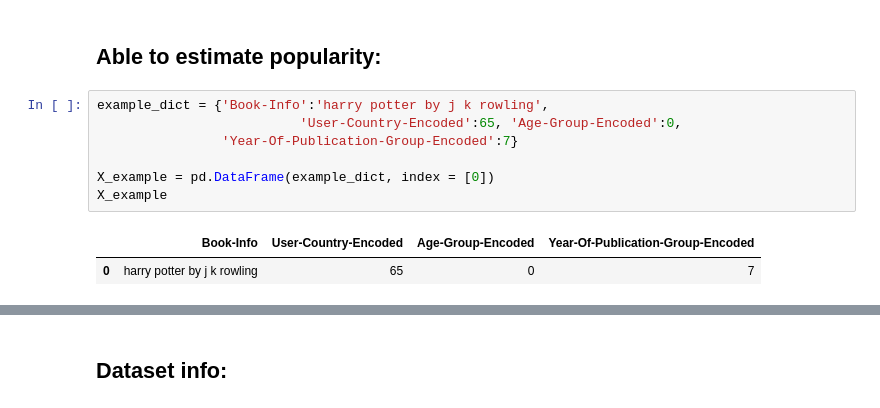
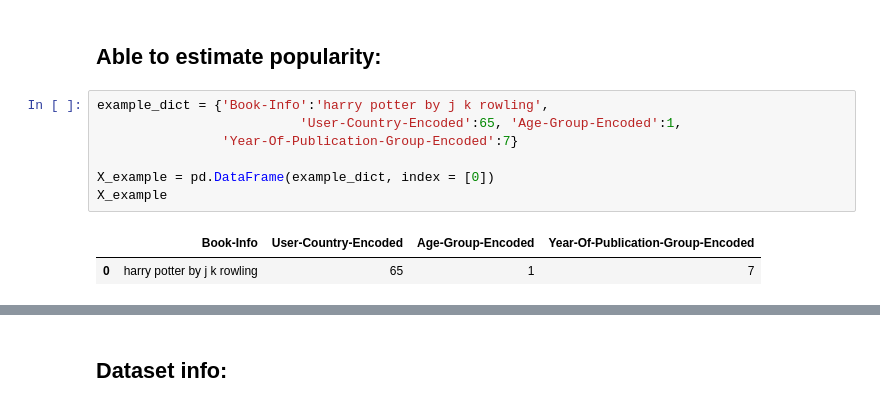
Before and after one commit to caseynator123/EDP_assigment2, a Jupyter notebook: ml/ml_analysis_dt.ipynb, the cells around one changed output, grey strips where cells are left out. Drawn from its saved outputs; the diff is of its cells as text.

```diff
--- a/ml/ml_analysis_dt.ipynb
+++ b/ml/ml_analysis_dt.ipynb
@@ -274,14 +267,14 @@ array([[ 578,  690,  406],
 ## Able to estimate popularity:
 # %%
 example_dict = {'Book-Info':'harry potter by j k rowling',
-                          'User-Country-Encoded':65, 'Age-Group-Encoded':0,
+                          'User-Country-Encoded':65, 'Age-Group-Encoded':1,
                 'Year-Of-Publication-Group-Encoded':7}
 
 X_example = pd.DataFrame(example_dict, index = [0])
 X_example
 # %% [output]
 |  | Book-Info | User-Country-Encoded | Age-Group-Encoded | Year-Of-Publication-Group-Encoded |
-| 0 | harry potter by j k rowling | 65 | 0 | 7 |
+| 0 | harry potter by j k rowling | 65 | 1 | 7 |
 # %%
 # bins for weighted rating: 4.20336529, 7.57571908, 8.05047939, 9.51708247]
 # between 8.050 and 9.517
```
Also changed, not shown: parts of 77 cells of this notebook, 6 other files.
